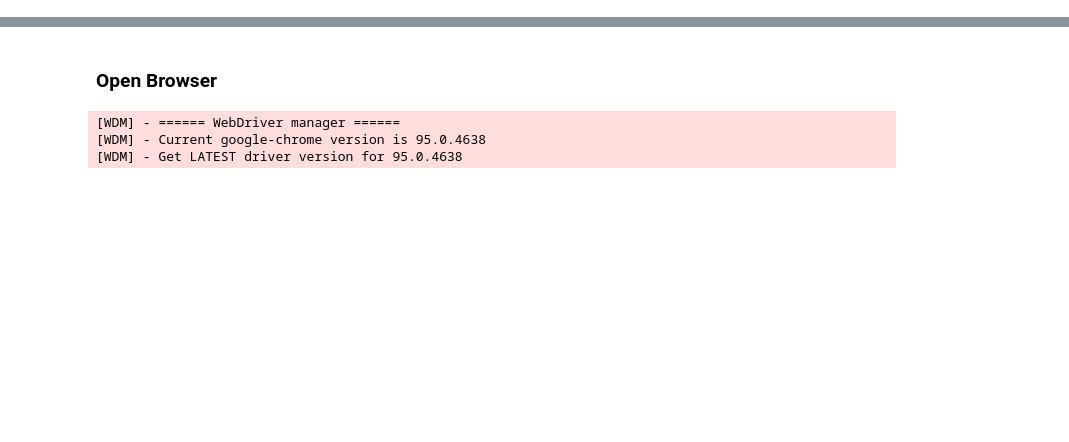
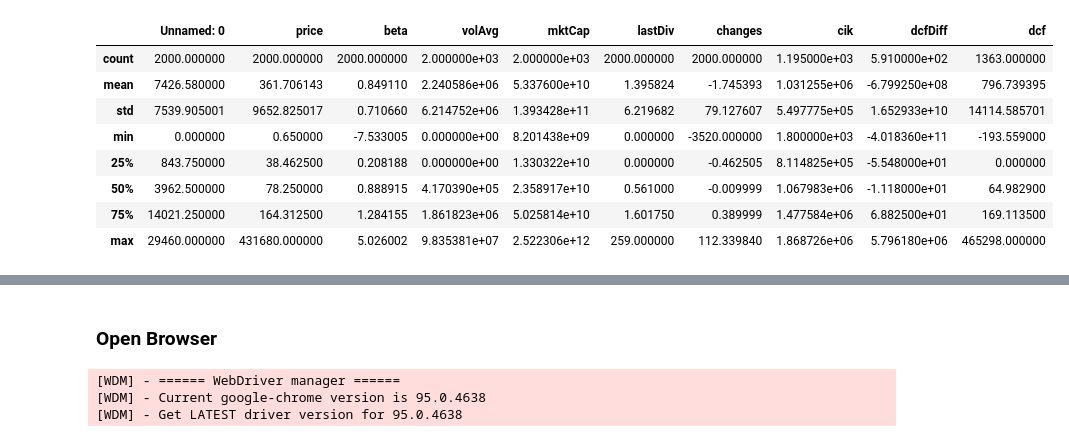
Before and after one commit to ShrivatsAgrawal/CIS550_Project_OPUS, a Jupyter notebook: Scripts/Indeed Scraper.ipynb, the cells around one changed output, grey strips where cells are left out. Saved outputs shown, nothing was run; the diff lists cells and outputs as text; code cells hidden in the pictures; blank space fills up the shorter version.

```diff
--- a/Scripts/Indeed Scraper.ipynb
+++ b/Scripts/Indeed Scraper.ipynb
@@ -43,0 +47,2 @@ def open_browser():
+# %%
+df_companies=pd.read_csv("company_info.csv",low_memory=False)
@@ -43,0 +64,2 @@ def open_browser():
+# %%
+df_companies_filtered=df_companies[df_companies['currency']=='USD'].sort_values(by=['mktCap'],ascending=[False]).head(2000).reset_index(drop=True)
@@ -43,0 +76,12 @@ def open_browser():
+# %%
+df_companies_filtered.describe()
+# %% [output]
+|  | Unnamed: 0 | price | beta | volAvg | mktCap | lastDiv | changes | cik | dcfDiff | dcf |
+| count | 2000.000000 | 2000.000000 | 2000.000000 | 2.000000e+03 | 2.000000e+03 | 2000.000000 | 2000.000000 | 1.195000e+03 | 5.910000e+02 | 1363.000000 |
+| mean | 7426.580000 | 361.706143 | 0.849110 | 2.240586e+06 | 5.337600e+10 | 1.395824 | -1.745393 | 1.031255e+06 | -6.799250e+08 | 796.739395 |
+| std | 7539.905001 | 9652.825017 | 0.710660 | 6.214752e+06 | 1.393428e+11 | 6.219682 | 79.127607 | 5.497775e+05 | 1.652933e+10 | 14114.585701 |
+| min | 0.000000 | 0.650000 | -7.533005 | 0.000000e+00 | 8.201438e+09 | 0.000000 | -3520.000000 | 1.800000e+03 | -4.018360e+11 | -193.559000 |
+| 25% | 843.750000 | 38.462500 | 0.208188 | 0.000000e+00 | 1.330322e+10 | 0.000000 | -0.462505 | 8.114825e+05 | -5.548000e+01 | 0.000000 |
+| 50% | 3962.500000 | 78.250000 | 0.888915 | 4.170390e+05 | 2.358917e+10 | 0.561000 | -0.009999 | 1.067983e+06 | -1.118000e+01 | 64.982900 |
+| 75% | 14021.250000 | 164.312500 | 1.284155 | 1.861823e+06 | 5.025814e+10 | 1.601750 | 0.389999 | 1.477584e+06 | 6.882500e+01 | 169.113500 |
+| max | 29460.000000 | 431680.000000 | 5.026002 | 9.835381e+07 | 2.522306e+12 | 259.000000 | 112.339840 | 1.868726e+06 | 5.796180e+06 | 465298.000000 |
```
Also changed, not shown: parts of 17 cells of this notebook, 1 other file.
